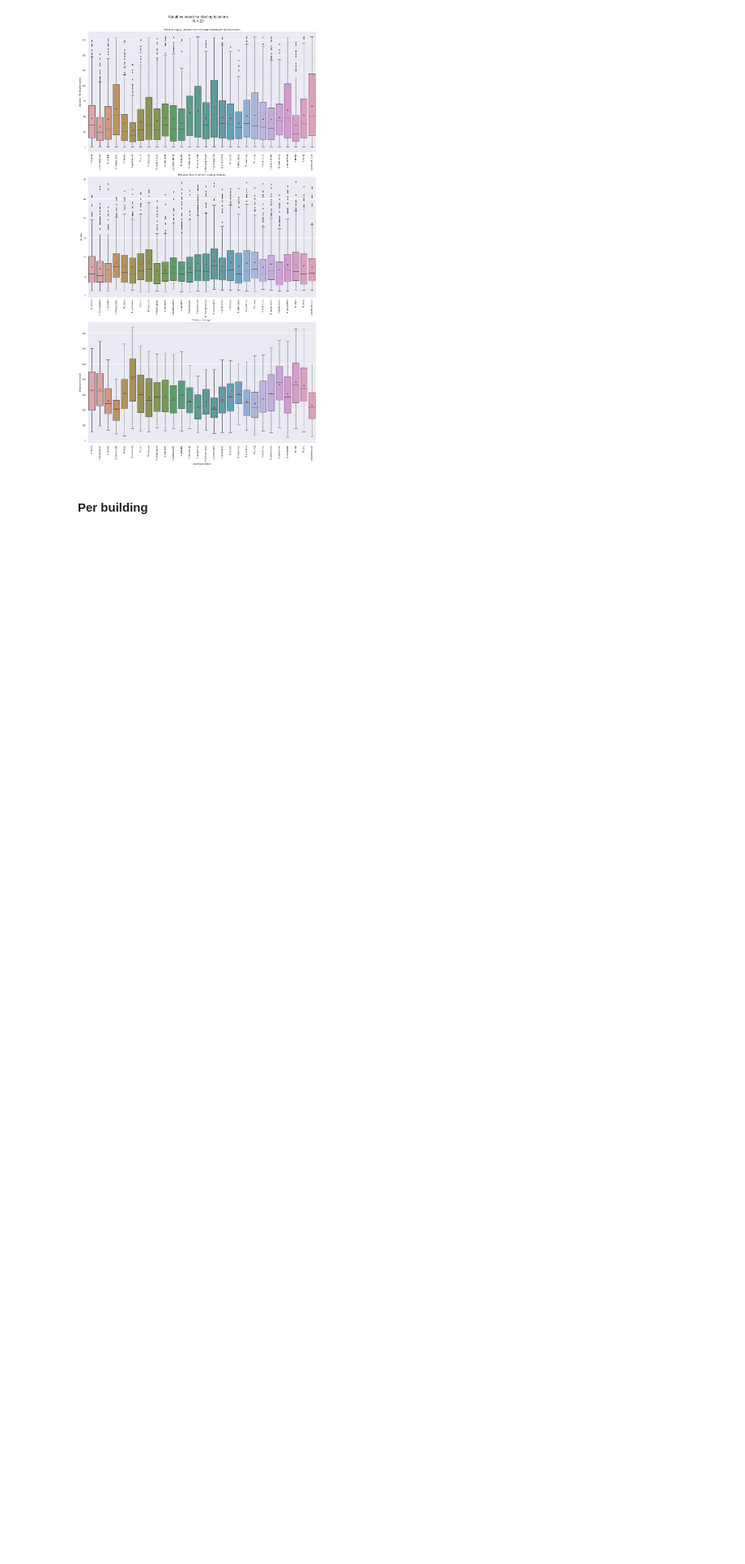
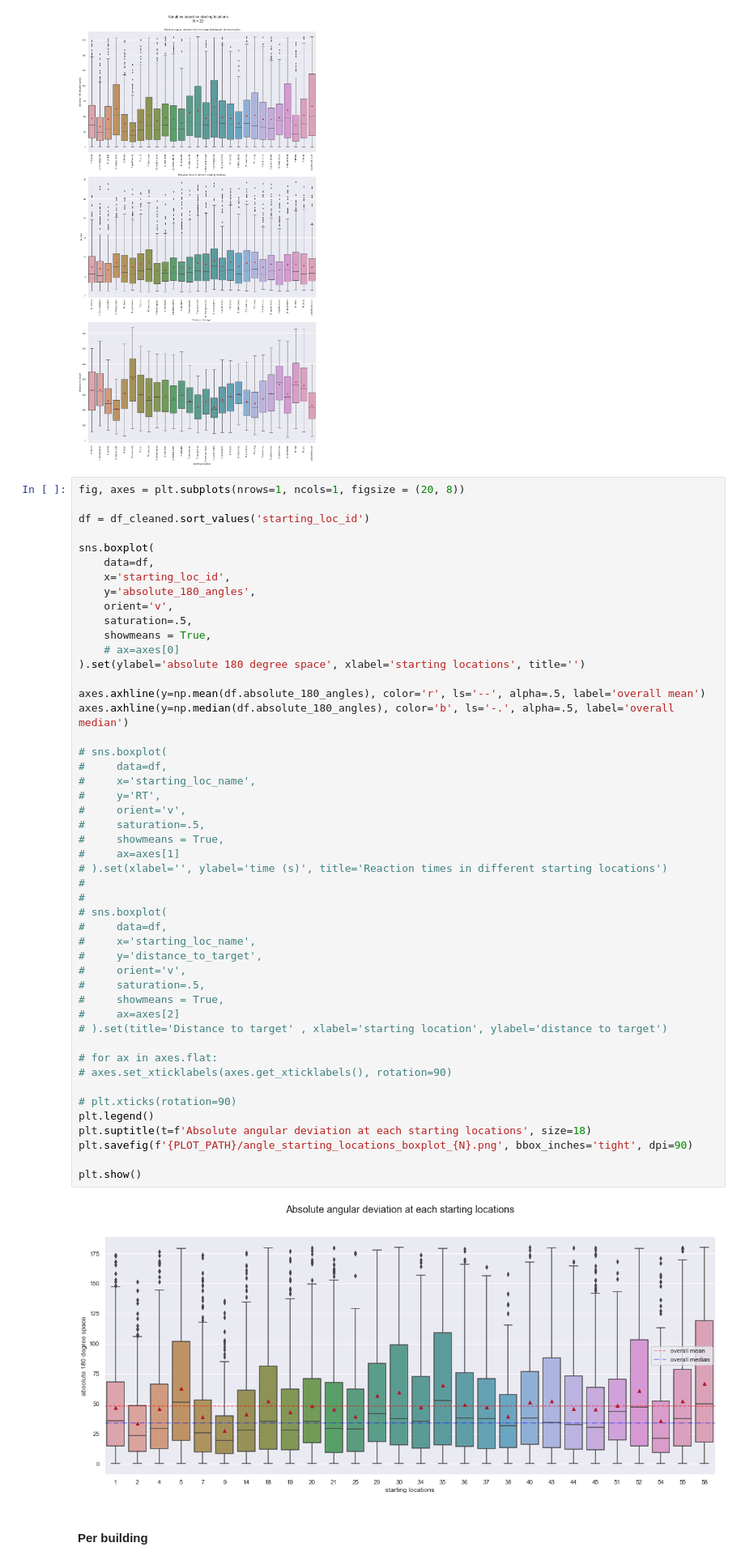
Before and after one commit to nora-maleki/humanA-pointing-task-analysis, a Jupyter notebook: analyses/01_main/02_descriptives.ipynb, the cells around one changed output. Shown at 81% size. Cells and saved outputs as stored; diff of their text form; blank space fills up the shorter version.

Commit message:
added plots

```diff
--- a/analyses/01_main/02_descriptives.ipynb
+++ b/analyses/01_main/02_descriptives.ipynb
@@ -448,6 +448,56 @@ plt.savefig(f'{PLOT_PATH}/angle_RT_distance_starting_locations_{N}.png', bbox_in
 plt.show()
 # %% [output]
 [figure]
+# %%
+fig, axes = plt.subplots(nrows=1, ncols=1, figsize = (20, 8))
+
+df = df_cleaned.sort_values('starting_loc_id')
+
+sns.boxplot(
+    data=df,
+    x='starting_loc_id',
+    y='absolute_180_angles',
+    orient='v',
+    saturation=.5,
+    showmeans = True,
+    # ax=axes[0]
+).set(ylabel='absolute 180 degree space', xlabel='starting locations', title='')
+
+axes.axhline(y=np.mean(df.absolute_180_angles), color='r', ls='--', alpha=.5, label='overall mean')
+axes.axhline(y=np.median(df.absolute_180_angles), color='b', ls='-.', alpha=.5, label='overall median')
+
+# sns.boxplot(
+#     data=df,
+#     x='starting_loc_name',
+#     y='RT',
+#     orient='v',
+#     saturation=.5,
+#     showmeans = True,
+#     ax=axes[1]
+# ).set(xlabel='', ylabel='time (s)', title='Reaction times in different starting locations')
+#
+#
+# sns.boxplot(
+#     data=df,
+#     x='starting_loc_name',
+#     y='distance_to_target',
+#     orient='v',
+#     saturation=.5,
+#     showmeans = True,
+#     ax=axes[2]
+# ).set(title='Distance to target' , xlabel='starting location', ylabel='distance to target')
+
+# for ax in axes.flat:
+# axes.set_xticklabels(axes.get_xticklabels(), rotation=90)
+
+# plt.xticks(rotation=90)
+plt.legend()
+plt.suptitle(t=f'Absolute angular deviation at each starting locations', size=18)
+plt.savefig(f'{PLOT_PATH}/angle_starting_locations_boxplot_{N}.png', bbox_inches='tight', dpi=90)
+
+plt.show()
+# %% [output]
+[figure, added]
 # %% [markdown]
 #### Per building
 # %% [markdown]
```
Also changed, not shown: parts of 10 cells of this notebook.
